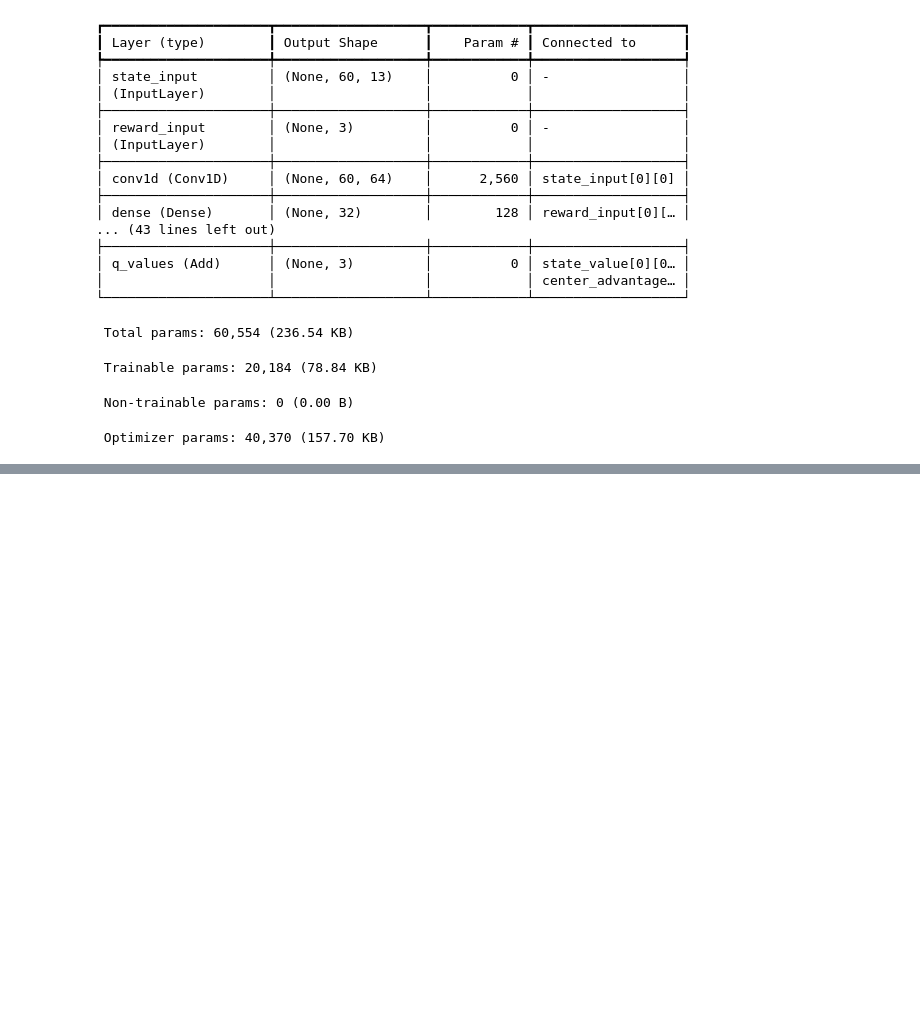
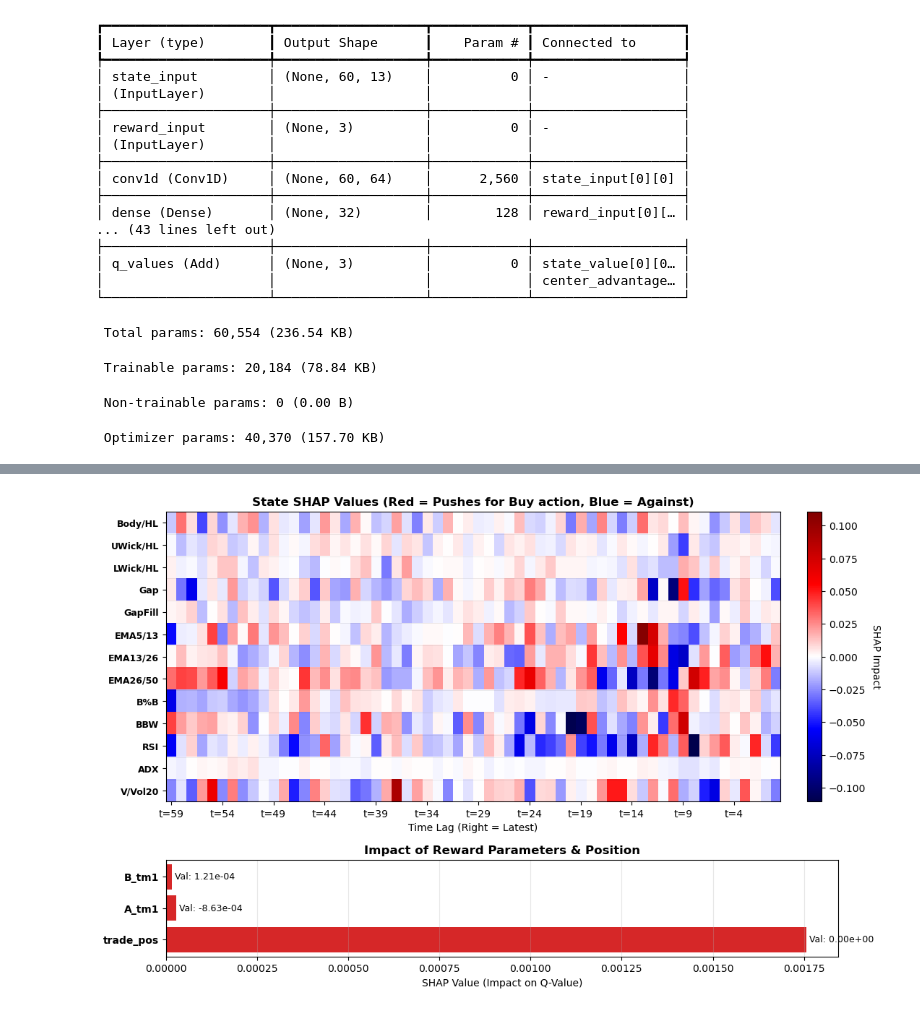
Before and after one commit to shh1v/ReinforceTrader, a Jupyter notebook: notebooks/Explainability.ipynb, the cells around one changed output, grey strips where cells are left out. Drawn from its saved outputs; the diff is of its cells as text; code cells hidden in the pictures; blank space fills up the shorter version.

```diff
--- a/notebooks/Explainability.ipynb
+++ b/notebooks/Explainability.ipynb
@@ -76,0 +81,8 @@ explainer.run_grad_cam(buy_state, buy_rc, trade_pos=DRLAgent.OUT_TRADE, action=D
+# %%
+# First, setup SHAP explainer with background data (to compute the 'baseline')
+explainer.setup_shap_explainer(rand_states, rand_rewards)
+
+# Run SHAP method for specific ticker/agent state and action
+explainer.run_shap(trade_states[0], trade_rewards[0], action=DRLAgent.A_BUY)
+# %% [output]
+[figure, added]
```
Also changed, not shown: parts of 6 cells of this notebook, 1 other file.
